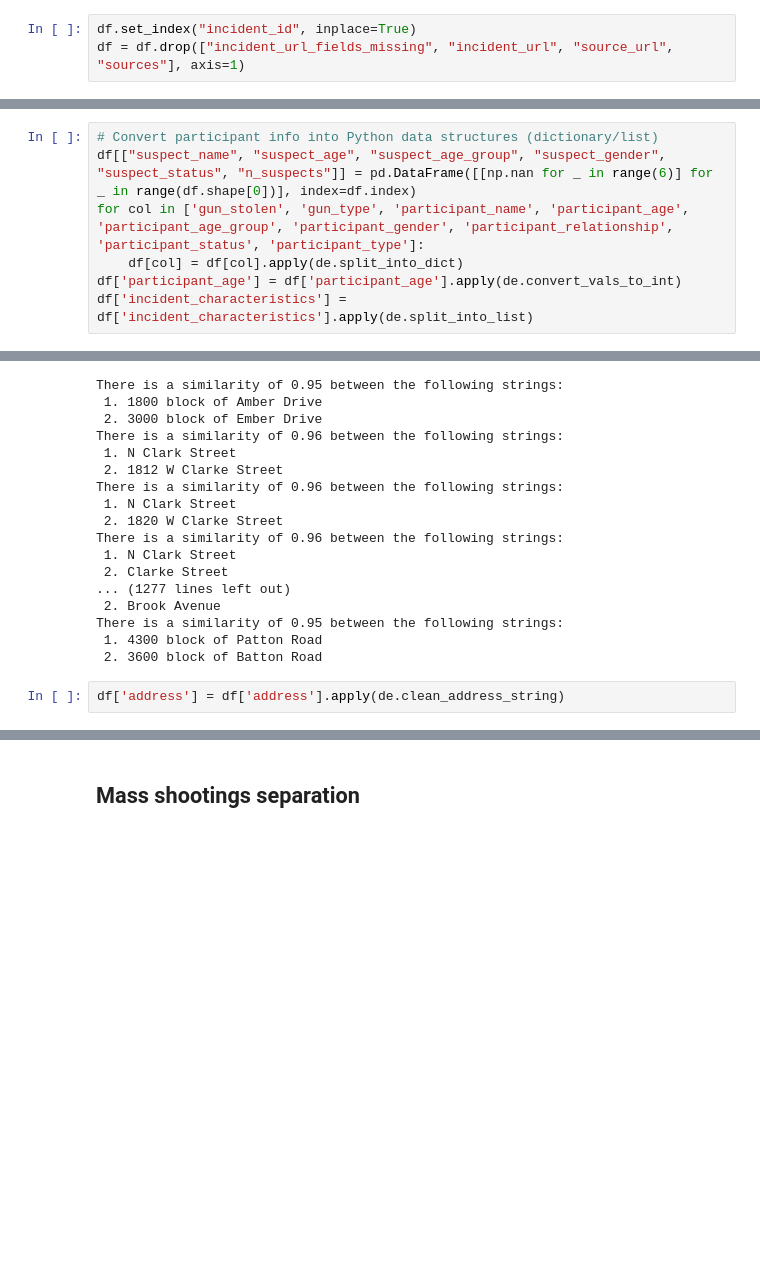
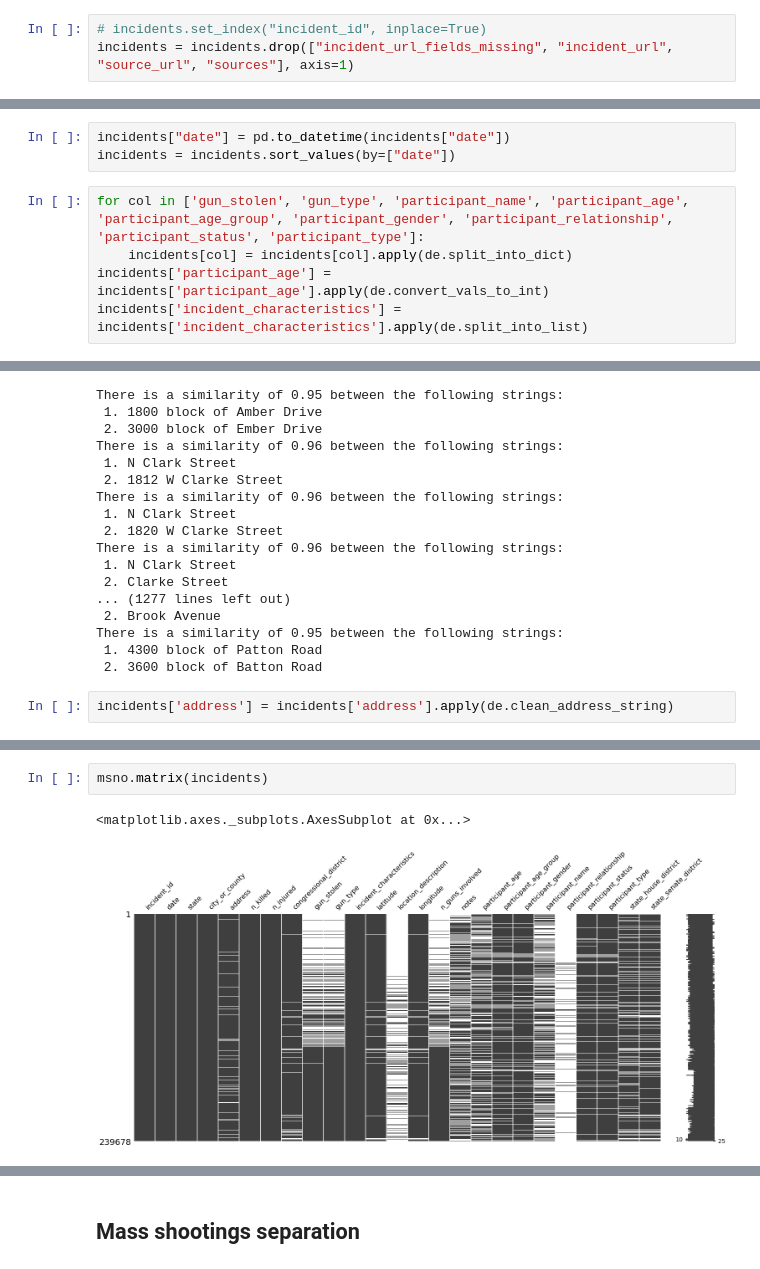
Before and after one commit to mideaconu/gun-violence, a Jupyter notebook: gun-violence.ipynb, the cells around one changed output, grey strips where cells are left out. Drawn from its saved outputs; the diff is of its cells as text; blank space fills up the shorter version.

Commit message:
Divided dataset in incidents, guns, and participants

```diff
--- a/gun-violence.ipynb
+++ b/gun-violence.ipynb
@@ -171,4 +115,4 @@ In this section we have perfomed the following:
 5. cleaned **address** values for typos or inconsistencies in format
 # %%
-df.set_index("incident_id", inplace=True)
-df = df.drop(["incident_url_fields_missing", "incident_url", "source_url", "sources"], axis=1)
+# incidents.set_index("incident_id", inplace=True)
+incidents = incidents.drop(["incident_url_fields_missing", "incident_url", "source_url", "sources"], axis=1)
@@ -184,7 +119,8 @@ DatetimeIndex(['2015-04-21', '2016-06-17', '2017-01-24'], dtype='datetime64[ns]'
+# %%
+incidents["date"] = pd.to_datetime(incidents["date"])
+incidents = incidents.sort_values(by=["date"])
 # %%
-# Convert participant info into Python data structures (dictionary/list)
-df[["suspect_name", "suspect_age", "suspect_age_group", "suspect_gender", "suspect_status", "n_suspects"]] = pd.DataFrame([[np.nan for _ in range(6)] for _ in range(df.shape[0])], index=df.index)
 for col in ['gun_stolen', 'gun_type', 'participant_name', 'participant_age', 'participant_age_group', 'participant_gender', 'participant_relationship', 'participant_status', 'participant_type']:
-    df[col] = df[col].apply(de.split_into_dict)
-df['participant_age'] = df['participant_age'].apply(de.convert_vals_to_int)
-df['incident_characteristics'] = df['incident_characteristics'].apply(de.split_into_list)
+    incidents[col] = incidents[col].apply(de.split_into_dict)
+incidents['participant_age'] = incidents['participant_age'].apply(de.convert_vals_to_int)
+incidents['incident_characteristics'] = incidents['incident_characteristics'].apply(de.split_into_list)
@@ -271,4 +173,4 @@ There is a similarity of 0.95 between the following strings:
  1. 4300 block of Patton Road
  2. 3600 block of Batton Road
 # %%
-df['address'] = df['address'].apply(de.clean_address_string)
+incidents['address'] = incidents['address'].apply(de.clean_address_string)
@@ -274,0 +311,5 @@ df['address'] = df['address'].apply(de.clean_address_string)
+# %%
+msno.matrix(incidents)
+# %% [output]
+<matplotlib.axes._subplots.AxesSubplot at 0x...>
+[figure, added]
```
Also changed, not shown: parts of 64 cells of this notebook, 1 other file.
